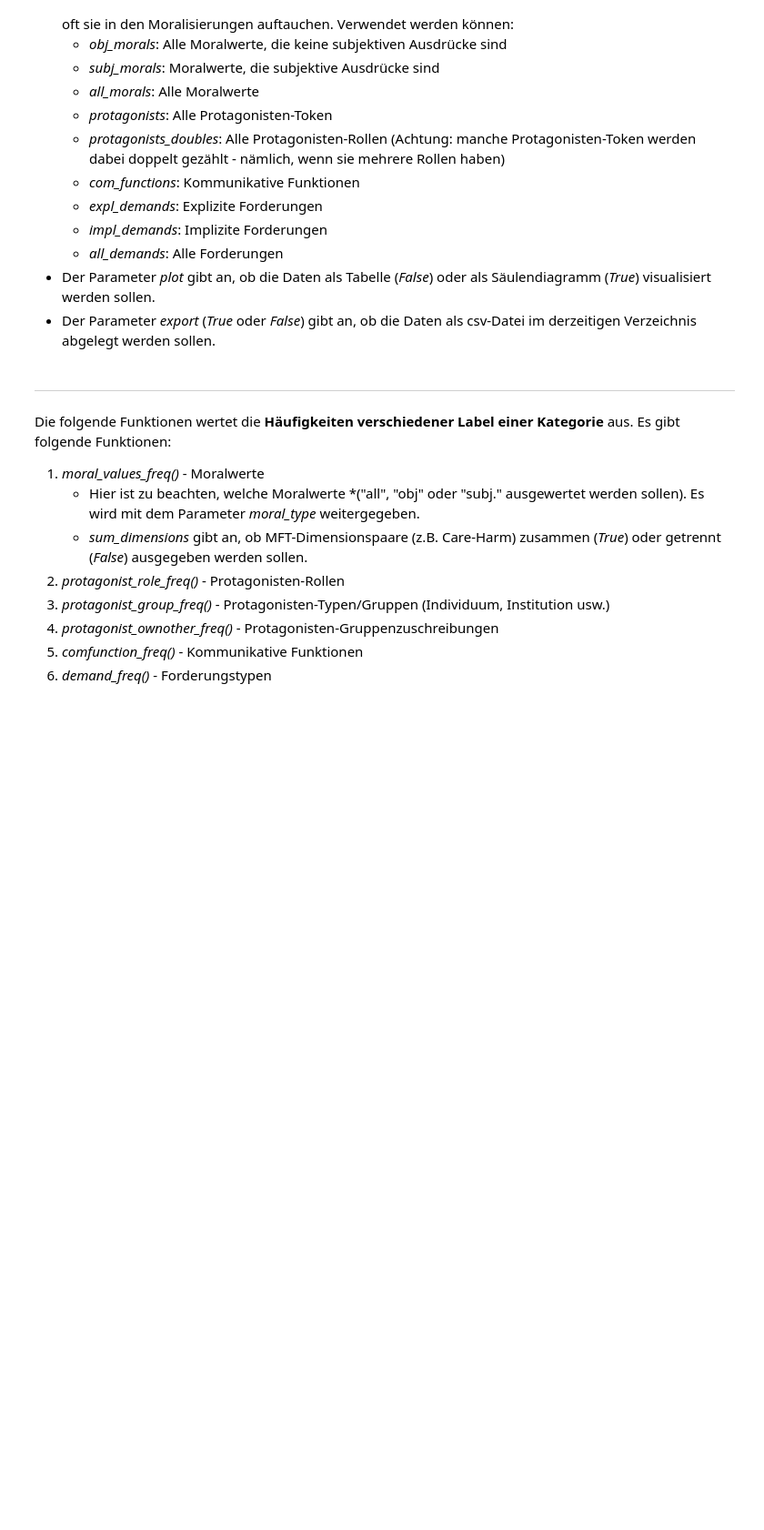
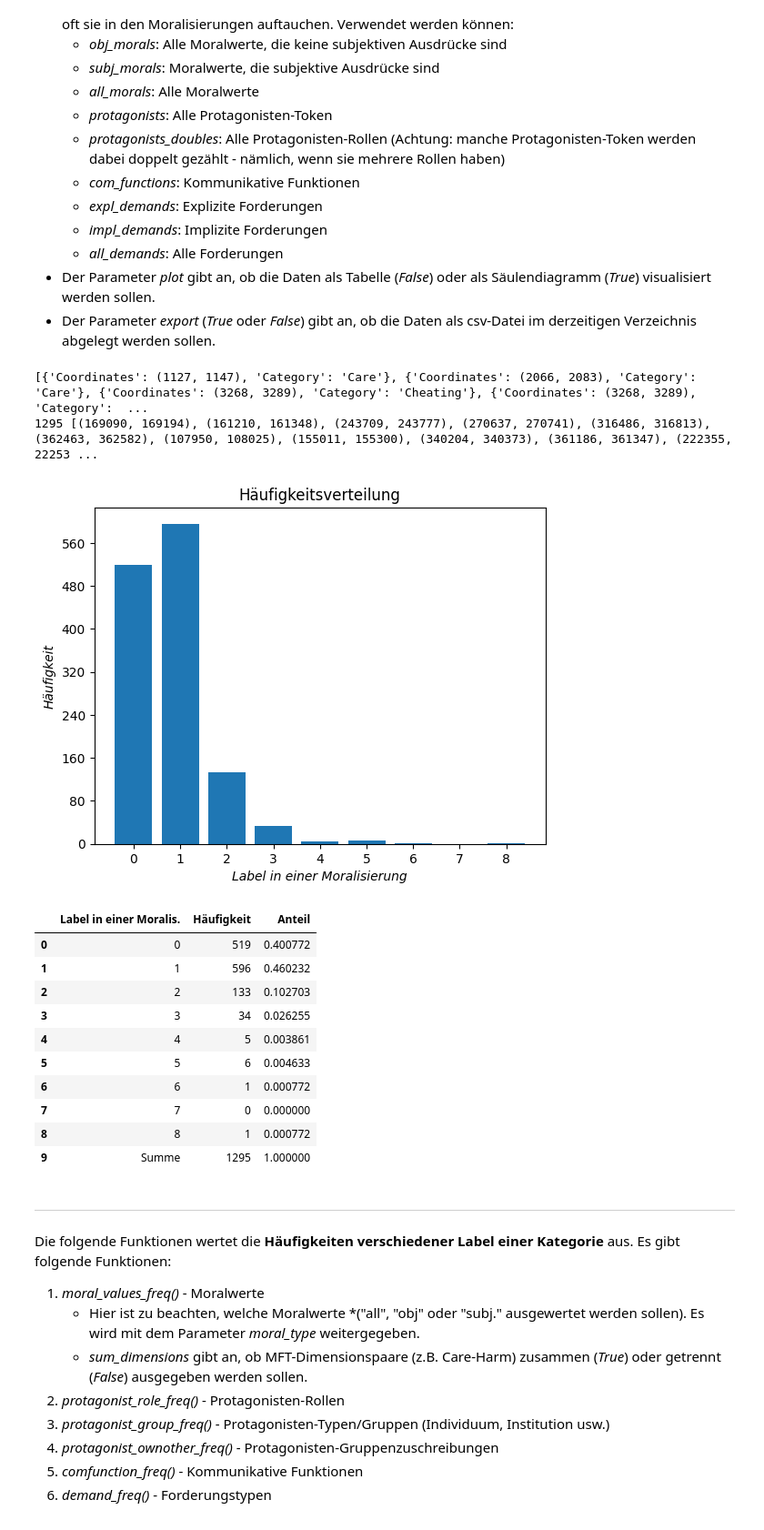
Before and after one commit to maria-becker/Moralization, a Jupyter notebook: Analysis Tools/annotation_statistics/#analysis_notebook_collection.ipynb, the cells around one changed output. Shown at 91% size. Saved outputs shown, nothing was run; the diff lists cells and outputs as text; code cells hidden in the pictures; blank space fills up the shorter version.

```diff
--- a/Analysis Tools/annotation_statistics/#analysis_notebook_collection.ipynb
+++ b/Analysis Tools/annotation_statistics/#analysis_notebook_collection.ipynb
@@ -39,6 +31,6 @@ corpus = ce.CorpusCollection(file_list, language="fremd")
 # %%
 # Create a list via the list_xmis_in_directory() function
-directory_path = '/home/bruno/Desktop/Databases/Moralization/Zeitungstexte'
+directory_path = '/home/brunobrocai/Data/Moralization/Zeitungs_XMIs'
 
 file_list = xau.list_xmis_in_directory(directory_path)
-corpus = ce.CorpusCollection(file_list, 'de')
+corpus = ce.Corpus(file_list, 'de')
@@ -79,9 +57,26 @@ Die folgende Funktion gibt an, **wie häufig es ist, dass ein Label n Mal in ein
 + Der Parameter *plot* gibt an, ob die Daten als Tabelle (*False*) oder als Säulendiagramm (*True*) visualisiert werden sollen.
 + Der Parameter *export* (*True* oder *False*) gibt an, ob die Daten als csv-Datei im derzeitigen Verzeichnis abgelegt werden sollen.
 # %%
-astats.freq_inside_spans_collection(corpus,
-                                    label_type="all_morals",
-                                    plot=True)
+astats.freq_inside_spans(
+    corpus,
+    label_type="obj_morals",
+    plot=True
+)
+# %% [output]
+[{'Coordinates': (1127, 1147), 'Category': 'Care'}, {'Coordinates': (2066, 2083), 'Category': 'Care'}, {'Coordinates': (3268, 3289), 'Category': 'Cheating'}, {'Coordinates': (3268, 3289), 'Category':  ...
+1295 [(169090, 169194), (161210, 161348), (243709, 243777), (270637, 270741), (316486, 316813), (362463, 362582), (107950, 108025), (155011, 155300), (340204, 340373), (361186, 361347), (222355, 22253 ...
+[figure, added]
+|  | Label in einer Moralis. | Häufigkeit | Anteil |
+| 0 | 0 | 519 | 0.400772 |
+| 1 | 1 | 596 | 0.460232 |
+| 2 | 2 | 133 | 0.102703 |
+| 3 | 3 | 34 | 0.026255 |
+| 4 | 4 | 5 | 0.003861 |
+| 5 | 5 | 6 | 0.004633 |
+| 6 | 6 | 1 | 0.000772 |
+| 7 | 7 | 0 | 0.000000 |
+| 8 | 8 | 1 | 0.000772 |
+| 9 | Summe | 1295 | 1.000000 |
 # %% [markdown]
 ---
 
```
Also changed, not shown: parts of 15 cells of this notebook, 5 other files.
